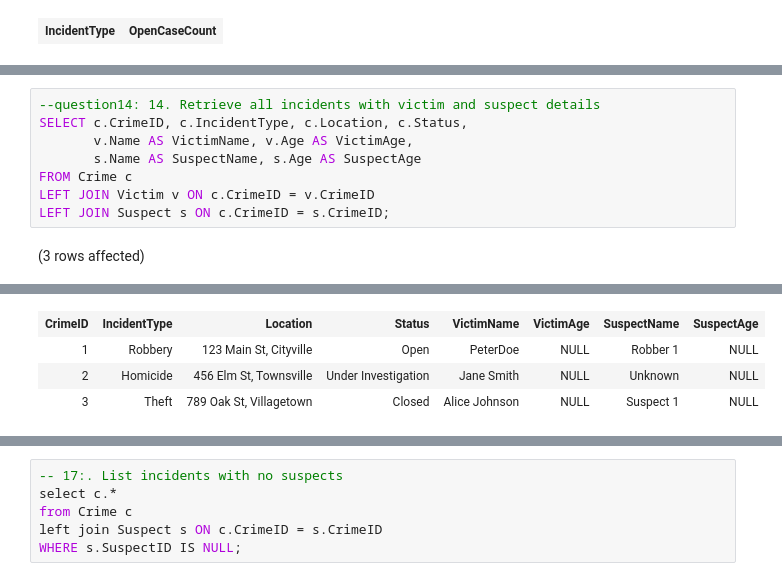
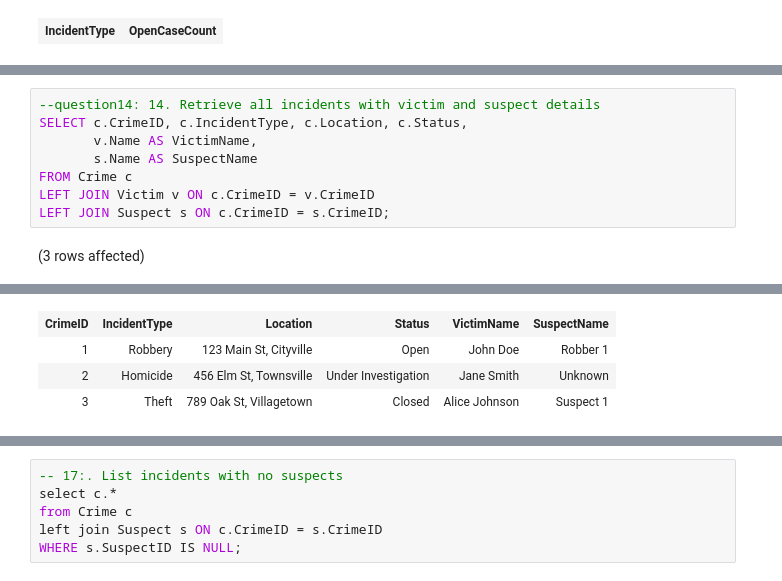
Before and after one commit to gopalkumr/coding-challenge, a Jupyter notebook: coding-challenge.ipynb, the cells around one changed output, grey strips where cells are left out. Cells and saved outputs as stored; diff of their text form.

```diff
--- a/coding-challenge.ipynb
+++ b/coding-challenge.ipynb
@@ -216,8 +215,8 @@ Total execution time: 00:00:00.005
 # %%
 --question14: 14. Retrieve all incidents with victim and suspect details
 SELECT c.CrimeID, c.IncidentType, c.Location, c.Status,
-       v.Name AS VictimName, v.Age AS VictimAge,
-       s.Name AS SuspectName, s.Age AS SuspectAge
+       v.Name AS VictimName,
+       s.Name AS SuspectName
 FROM Crime c
 LEFT JOIN Victim v ON c.CrimeID = v.CrimeID
 LEFT JOIN Suspect s ON c.CrimeID = s.CrimeID;
@@ -227,7 +226,7 @@ Total execution time: 00:00:00.008
-| CrimeID | IncidentType | Location | Status | VictimName | VictimAge | SuspectName | SuspectAge |
-| 1 | Robbery | 123 Main St, Cityville | Open | PeterDoe | NULL | Robber 1 | NULL |
-| 2 | Homicide | 456 Elm St, Townsville | Under Investigation | Jane Smith | NULL | Unknown | NULL |
-| 3 | Theft | 789 Oak St, Villagetown | Closed | Alice Johnson | NULL | Suspect 1 | NULL |
+| CrimeID | IncidentType | Location | Status | VictimName | SuspectName |
+| 1 | Robbery | 123 Main St, Cityville | Open | John Doe | Robber 1 |
+| 2 | Homicide | 456 Elm St, Townsville | Under Investigation | Jane Smith | Unknown |
+| 3 | Theft | 789 Oak St, Villagetown | Closed | Alice Johnson | Suspect 1 |
 # %%
 -- 15. Find incidents where suspect is older than any victim
 
```
Also changed, not shown: parts of 17 cells of this notebook.
